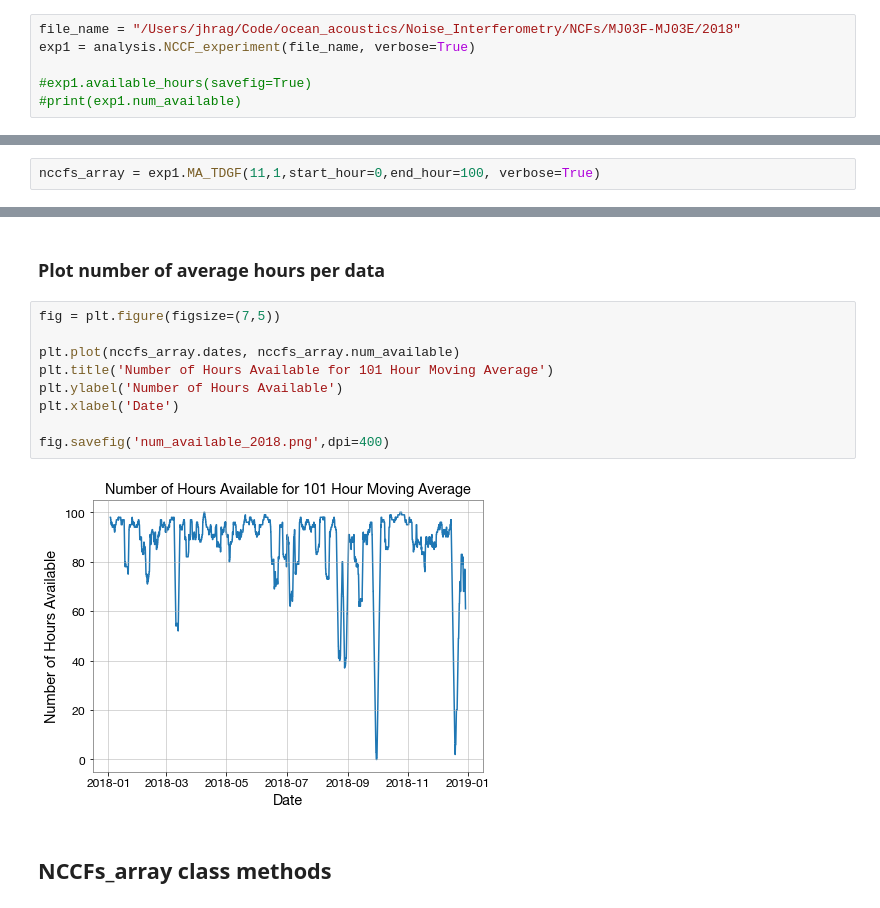
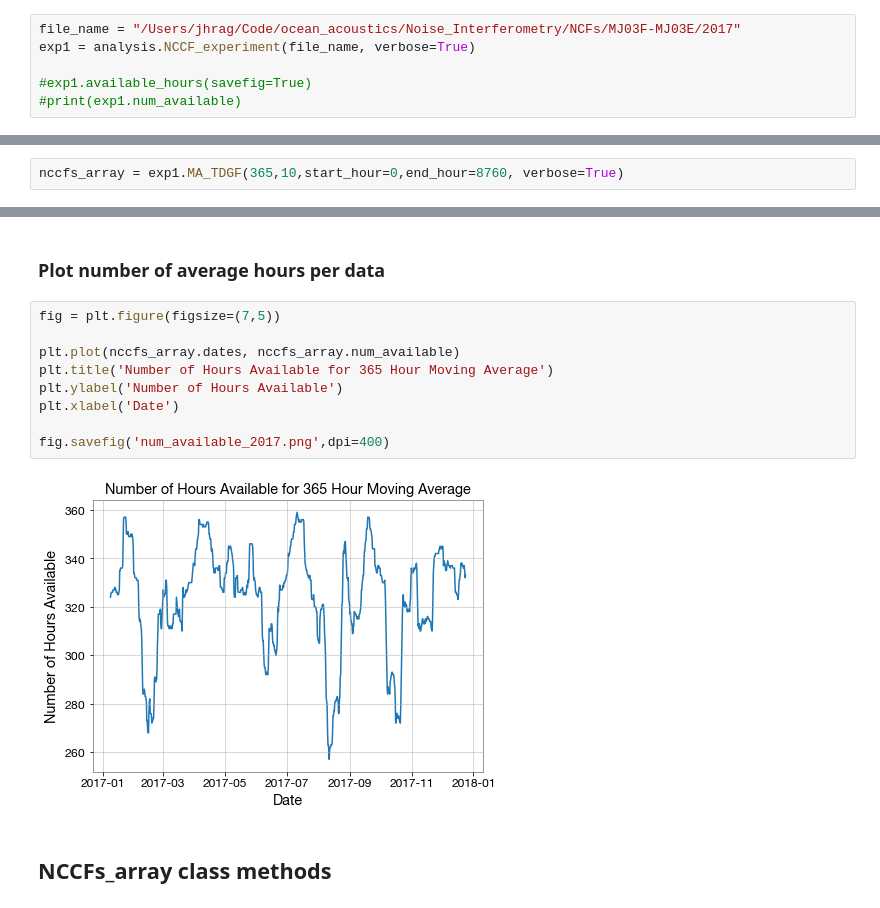
Before and after one commit to John-Ragland/Noise_Interferometry, a Jupyter notebook: Scripts/NCF_Analysis.ipynb, the cells around one changed output, grey strips where cells are left out. Cells and saved outputs as stored; diff of their text form.

```diff
--- a/Scripts/NCF_Analysis.ipynb
+++ b/Scripts/NCF_Analysis.ipynb
@@ -359,7 +358,7 @@ exp1.plot_map_bearing(bearing)
 # %% [markdown]
 ## TDGF Moving Average (For Long Term Analysis)
 # %%
-file_name = "/Users/jhrag/Code/ocean_acoustics/Noise_Interferometry/NCFs/MJ03F-MJ03E/2018"
+file_name = "/Users/jhrag/Code/ocean_acoustics/Noise_Interferometry/NCFs/MJ03F-MJ03E/2017"
 exp1 = analysis.NCCF_experiment(file_name, verbose=True)
 
 #exp1.available_hours(savefig=True)
@@ -377,5 +376,5 @@ Specific Notes: Butterworth and Hann Window for whitening. Longterm Analysis
 Distance Between Nodes: 3.186 km
 Bearing from node 1 to 2: 121.6 °
 # %%
-nccfs_array = exp1.MA_TDGF(11,1,start_hour=0,end_hour=100, verbose=True)
+nccfs_array = exp1.MA_TDGF(365,10,start_hour=0,end_hour=8760, verbose=True)
 # %% [output]
@@ -389,14 +388,14 @@ slice(5535, 5635, None)
 # %%
 fig = plt.figure(figsize=(7,5))
 
 plt.plot(nccfs_array.dates, nccfs_array.num_available)
-plt.title('Number of Hours Available for 101 Hour Moving Average')
+plt.title('Number of Hours Available for 365 Hour Moving Average')
 plt.ylabel('Number of Hours Available')
 plt.xlabel('Date')
 
-fig.savefig('num_available_2018.png',dpi=400)
+fig.savefig('num_available_2017.png',dpi=400)
 # %% [output]
-[figure, old version]
+[figure, new version]
 # %% [markdown]
 ## NCCFs_array class methods
 # %%
```
Also changed, not shown: parts of 19 cells of this notebook, 9 other files.
